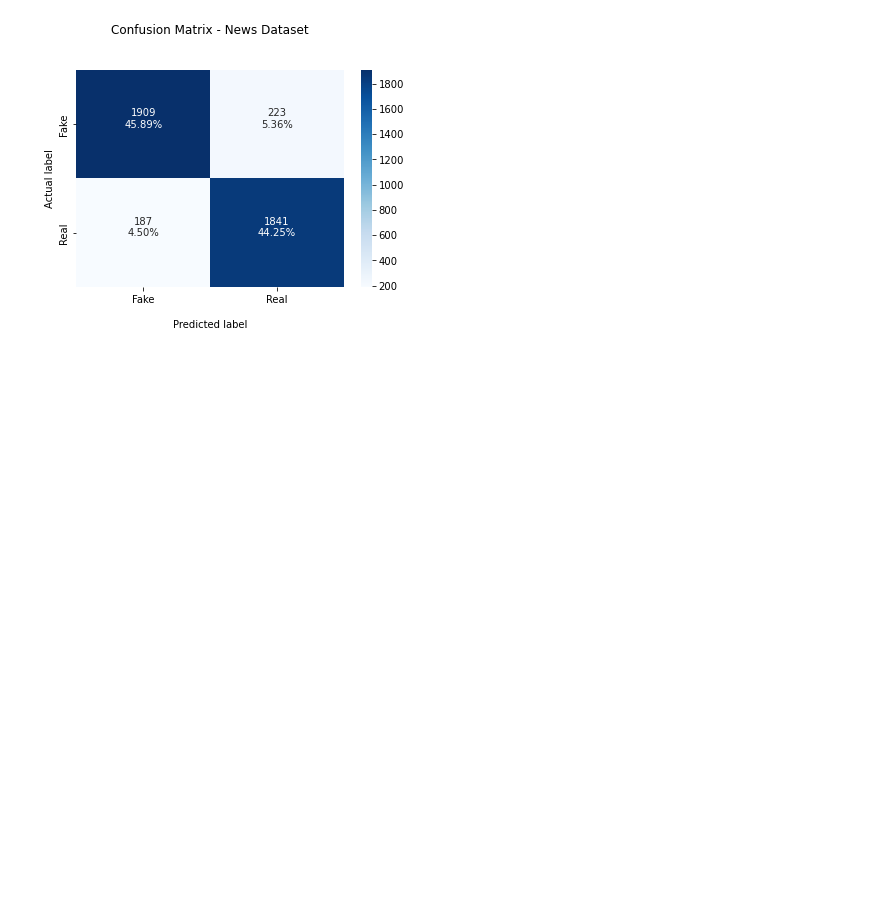
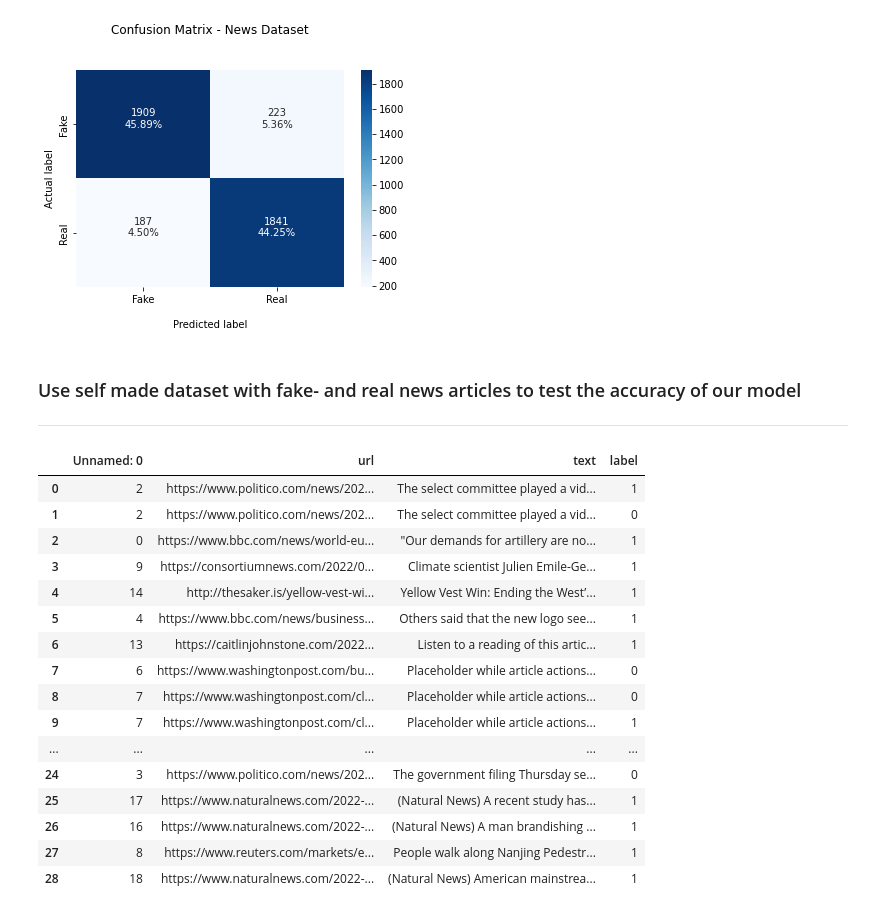
Before and after one commit to KevinVanWallendael/MicrosoftProject, a Jupyter notebook: final_microsoft_notebook.ipynb, the cells around one changed output. Cells and saved outputs as stored; diff of their text form; code cells hidden in the pictures; blank space fills up the shorter version.

```diff
--- a/final_microsoft_notebook.ipynb
+++ b/final_microsoft_notebook.ipynb
@@ -296,3 +296,6 @@ ax.yaxis.set_ticklabels(['Fake','Real'])
 plt.show()
 # %% [output]
 [figure]
+# %% [markdown]
+### Use self made dataset with fake- and real news articles to test the accuracy of our model
+---
@@ -298,0 +304,20 @@ plt.show()
+# %%
+dfmade
+# %% [output]
+|  | Unnamed: 0 | url | text | label |
+| 0 | 2 | https://www.politico.com/news/202... | The select committee played a vid... | 1 |
+| 1 | 2 | https://www.politico.com/news/202... | The select committee played a vid... | 0 |
+| 2 | 0 | https://www.bbc.com/news/world-eu... | "Our demands for artillery are no... | 1 |
+| 3 | 9 | https://consortiumnews.com/2022/0... | Climate scientist Julien Emile-Ge... | 1 |
+| 4 | 14 | http://thesaker.is/yellow-vest-wi... | Yellow Vest Win: Ending the West’... | 1 |
+| 5 | 4 | https://www.bbc.com/news/business... | Others said that the new logo see... | 1 |
+| 6 | 13 | https://caitlinjohnstone.com/2022... | Listen to a reading of this artic... | 1 |
+| 7 | 6 | https://www.washingtonpost.com/bu... | Placeholder while article actions... | 0 |
+| 8 | 7 | https://www.washingtonpost.com/cl... | Placeholder while article actions... | 0 |
+| 9 | 7 | https://www.washingtonpost.com/cl... | Placeholder while article actions... | 1 |
+| ... | ... | ... | ... | ... |
+| 24 | 3 | https://www.politico.com/news/202... | The government filing Thursday se... | 0 |
+| 25 | 17 | https://www.naturalnews.com/2022-... | (Natural News) A recent study has... | 1 |
+| 26 | 16 | https://www.naturalnews.com/2022-... | (Natural News) A man brandishing ... | 1 |
+| 27 | 8 | https://www.reuters.com/markets/e... | People walk along Nanjing Pedestr... | 1 |
+| 28 | 18 | https://www.naturalnews.com/2022-... | (Natural News) American mainstrea... | 1 |
```
Also changed, not shown: parts of 4 cells of this notebook, 1 other file.
